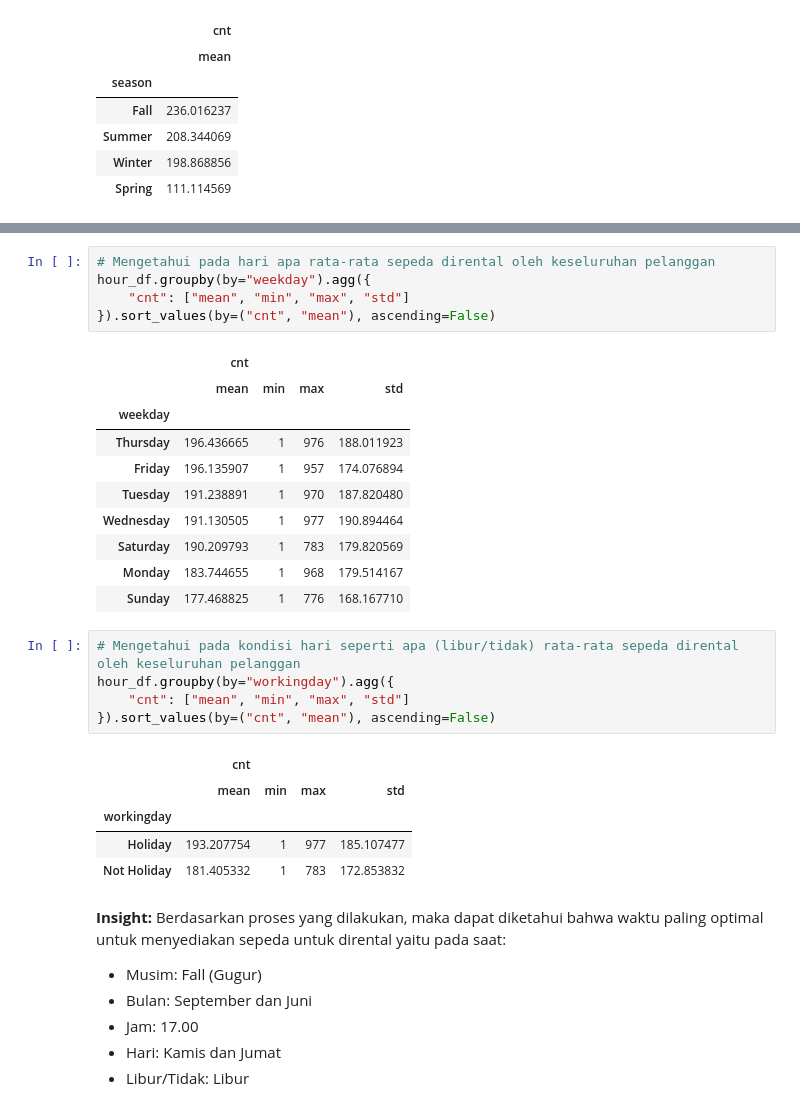
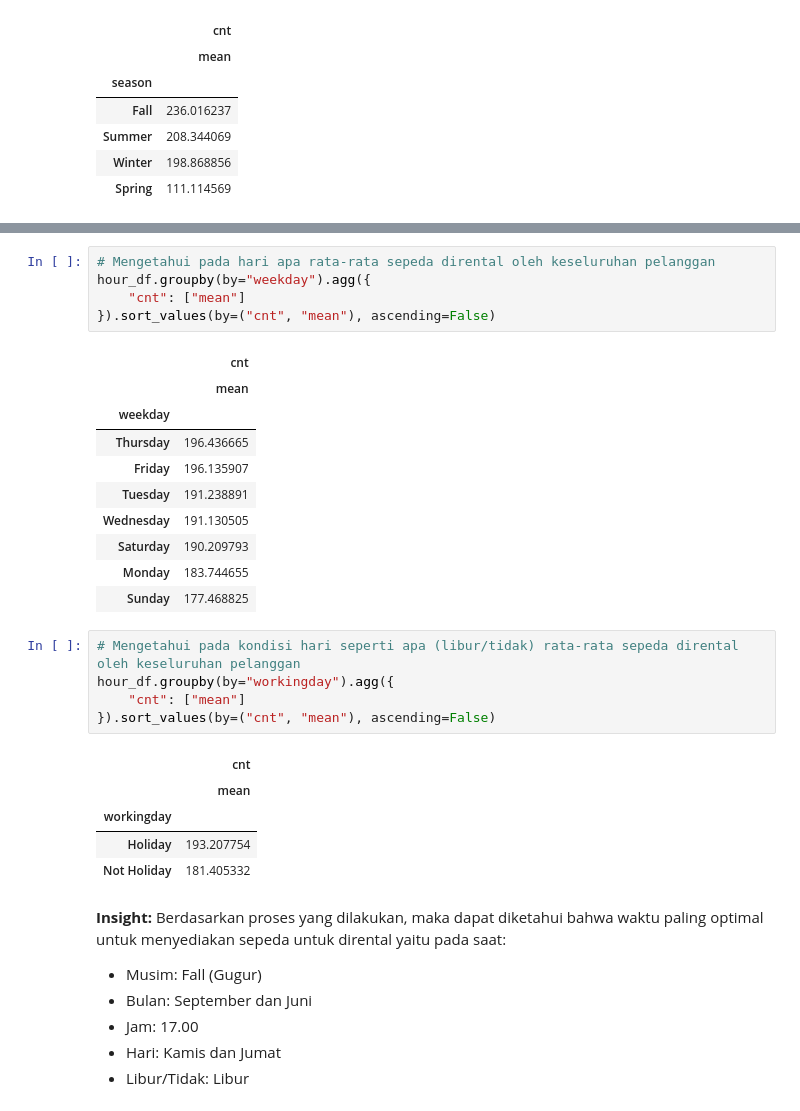
Before and after one commit to aljauzr/pad-submission-dicoding, a Jupyter notebook: notebook.ipynb, the cells around one changed output, grey strips where cells are left out. Cells and saved outputs as stored; diff of their text form.

```diff
--- a/notebook.ipynb
+++ b/notebook.ipynb
@@ -385,30 +385,30 @@ hour_df.groupby(by="hr").agg({
 # %%
 # Mengetahui pada hari apa rata-rata sepeda dirental oleh keseluruhan pelanggan
 hour_df.groupby(by="weekday").agg({
-    "cnt": ["mean", "min", "max", "std"]
+    "cnt": ["mean"]
 }).sort_values(by=("cnt", "mean"), ascending=False)
 # %% [output]
-|  | cnt |  |  |  |
-|  | mean | min | max | std |
-| weekday |  |  |  |  |
-| Thursday | 196.436665 | 1 | 976 | 188.011923 |
-| Friday | 196.135907 | 1 | 957 | 174.076894 |
-| Tuesday | 191.238891 | 1 | 970 | 187.820480 |
-| Wednesday | 191.130505 | 1 | 977 | 190.894464 |
-| Saturday | 190.209793 | 1 | 783 | 179.820569 |
-| Monday | 183.744655 | 1 | 968 | 179.514167 |
-| Sunday | 177.468825 | 1 | 776 | 168.167710 |
+|  | cnt |
+|  | mean |
+| weekday |  |
+| Thursday | 196.436665 |
+| Friday | 196.135907 |
+| Tuesday | 191.238891 |
+| Wednesday | 191.130505 |
+| Saturday | 190.209793 |
+| Monday | 183.744655 |
+| Sunday | 177.468825 |
 # %%
 # Mengetahui pada kondisi hari seperti apa (libur/tidak) rata-rata sepeda dirental oleh keseluruhan pelanggan
 hour_df.groupby(by="workingday").agg({
-    "cnt": ["mean", "min", "max", "std"]
+    "cnt": ["mean"]
 }).sort_values(by=("cnt", "mean"), ascending=False)
 # %% [output]
-|  | cnt |  |  |  |
-|  | mean | min | max | std |
-| workingday |  |  |  |  |
-| Holiday | 193.207754 | 1 | 977 | 185.107477 |
-| Not Holiday | 181.405332 | 1 | 783 | 172.853832 |
+|  | cnt |
+|  | mean |
+| workingday |  |
+| Holiday | 193.207754 |
+| Not Holiday | 181.405332 |
 # %% [markdown]
 **Insight:**
 Berdasarkan proses yang dilakukan, maka dapat diketahui bahwa waktu paling optimal untuk menyediakan sepeda untuk dirental yaitu pada saat:
```
Also changed, not shown: parts of 3 cells of this notebook.
